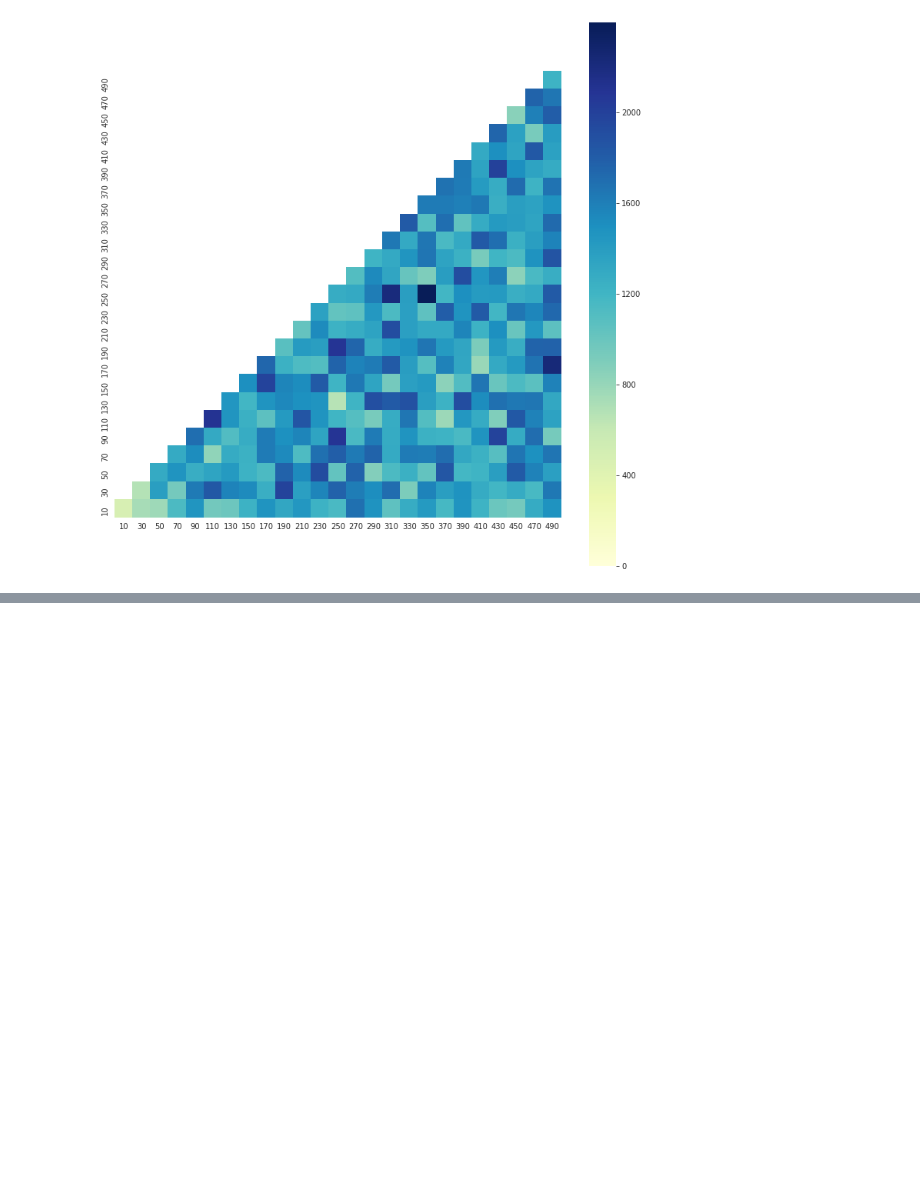
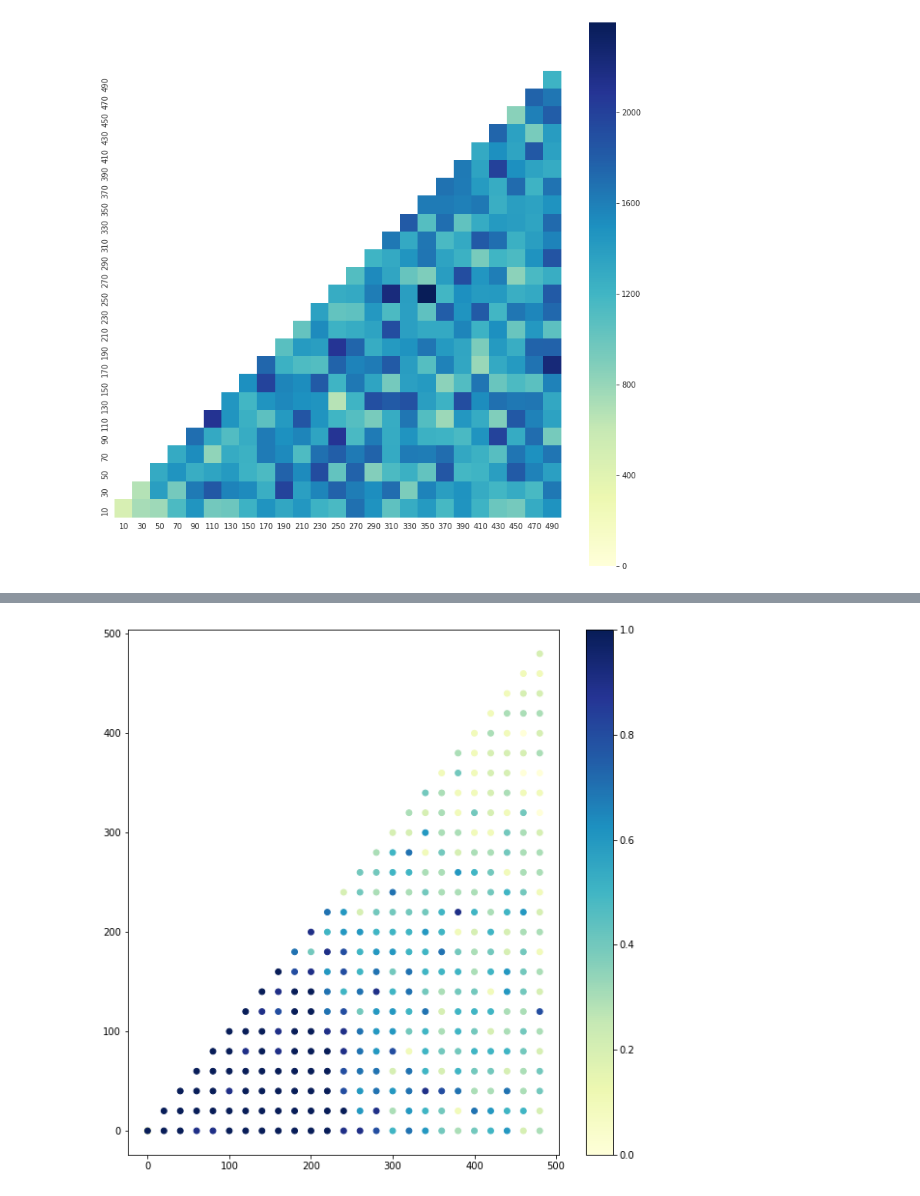
Before and after one commit to huajian1069/non-convex-optimisation, a Jupyter notebook: week 10.ipynb, the cells around one changed output, grey strips where cells are left out. Cells and saved outputs as stored; diff of their text form; code cells hidden in the pictures; blank space fills up the shorter version.

```diff
--- a/week 10.ipynb
+++ b/week 10.ipynb
@@ -95,7 +57,7 @@ class multiple_experiment:
                 abs_edge[1] = self.origin[1] + x + self.step
             else:
                 abs_edge[1] = self.origin[1] + self.edge[1]
-            for j, y in enumerate(np.arange(self.origin[0], abs_edge[1], self.step)):
+            for j, y in enumerate(np.arange(self.origin[1], abs_edge[1], self.step)):
                 points = np.random.rand(self.size, 2) * self.step + np.array([x, y])
                 mask[num_y-1-j, i] = 0
                 position_x[num_y-1-j, i] = x
@@ -208,7 +172,7 @@ exps.analyser.plot_hotmap_evals()
 np.random.seed(23191)
 
 # init multiple experiments
-exps = multiple_experiment()
+exps2 = multiple_experiment()
 
 # init and setup one experiment
 exp = single_experiment()
@@ -222,14 +186,14 @@ cma = cma_es()
 paras = {'mean0': np.zeros((2,)),
          'std': np.ones((2,)) * 3,
          'tol': 1e-5,
-         'adjust_func': do_nothing(),
+         'adjust_func': round_off(),
          'record': False,
          'verbose': False}
 cma.set_parameters(paras)
 exp.set_optimizer(cma)
 
 # Multiple experiment: setup one expreiment
-exps.set_single_exp(exp)
+exps2.set_single_exp(exp)
 
 
 # Multiple experiments: setup sample zone of multiple experiments
@@ -238,6 +202,6 @@ expsParas = {'origin': np.array([0,0]),
              'step': 20,
              'size': 10,
              'sym': True}
-exps.set_sample_zone(expsParas)
+exps2.set_sample_zone(expsParas)
 
-data = exps.do()
+data2 = exps2.do()
@@ -243,0 +219,4 @@ data = exps.do()
+# %%
+exps2.analyser.plot_scatter()
+# %% [output]
+[figure, added]
```
Also changed, not shown: parts of 42 cells of this notebook, 19 other files.
